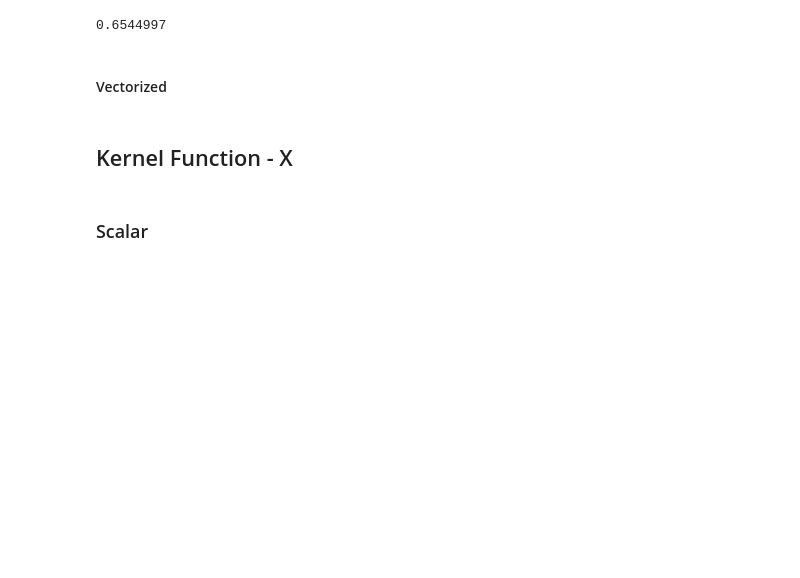
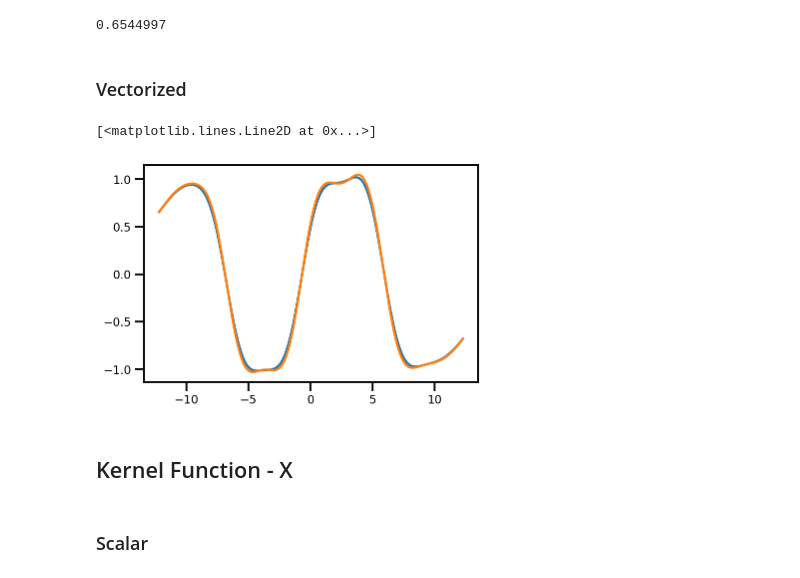
Before and after one commit to IPL-UV/jaxkern, a Jupyter notebook: notebooks/uncategorized/gps/kernel_quadratures.ipynb, the cells around one changed output. Cells and saved outputs as stored; diff of their text form; code cells hidden in the pictures; blank space fills up the shorter version.

```diff
--- a/notebooks/uncategorized/gps/kernel_quadratures.ipynb
+++ b/notebooks/uncategorized/gps/kernel_quadratures.ipynb
@@ -275,9 +194,18 @@ assert psi0.shape == ()
 # %% [output]
 0.6544997
 # %% [markdown]
-#### Vectorized
+### Vectorized
+# %%
+# initialize
+mean_e_clf = MeanExpectation(mean_f, GaussHermite, model=model, degree=100, jitted=True)
 # %%
-psi0 = jax.vmap(moment_transform_mean, in_axes=(None, 0, 0, None, None, None))(mean_f, Xtest, Xtest_cov, sigma_points, wm, wc)
+mean_ef = mean_e_clf.e_px_mux(Xtest, Xtest_cov)
 
-# check shape
-assert psi0.shape[0] == Xtest.shape[0]
+# check output shape
+assert mean_ef.shape[0] == Xtest.shape[0]
+# %%
+plt.plot(Xtest, mean_ef)
+plt.plot(Xtest, mu)
+# %% [output]
+[<matplotlib.lines.Line2D at 0x...>]
+[figure, added]
```
Also changed, not shown: parts of 18 cells of this notebook.
